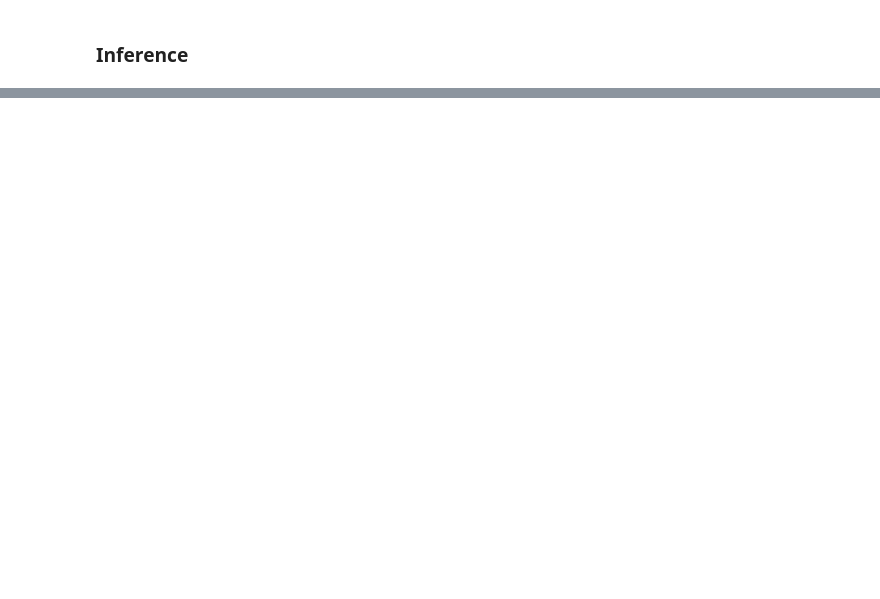
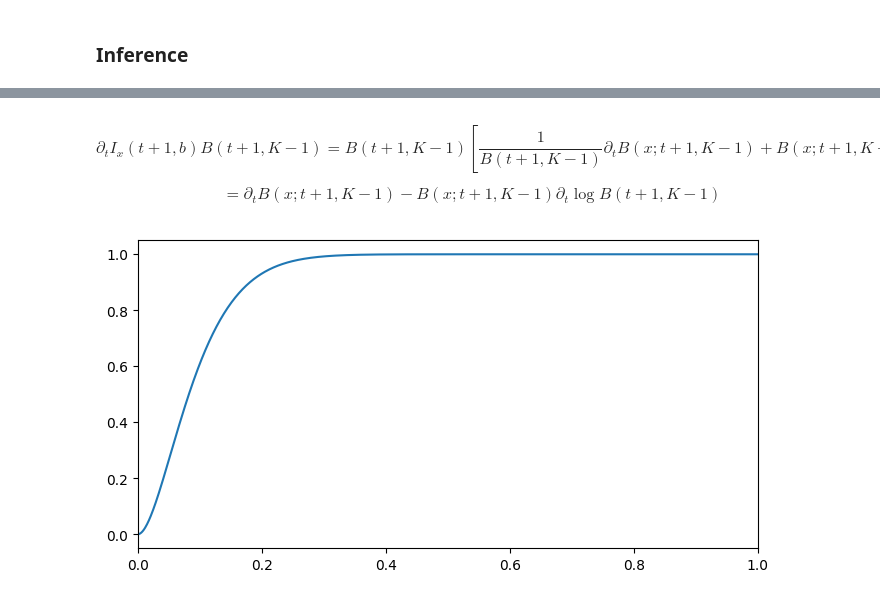
Before and after one commit to ElisR/DirichletFlowMatching, a Jupyter notebook: examples/DFM_String_Training.ipynb, the cells around one changed output, grey strips where cells are left out. Cells and saved outputs as stored; diff of their text form; code cells hidden in the pictures; blank space fills up the shorter version.

```diff
--- a/examples/DFM_String_Training.ipynb
+++ b/examples/DFM_String_Training.ipynb
@@ -122,0 +127,17 @@ ax.plot(x_is[:, 0], coeffs[:, 0])
+# %% [markdown]
+$$\partial_t I_x(t + 1, b) B(t + 1, K - 1) = B(t + 1, K - 1) [\frac{1}{B(t + 1, K - 1)} \partial_t B(x; t + 1, K - 1) + B(x; t + 1, K - 1) \partial_t \frac{1}{B(t + 1, K - 1)}]$$
+
+$$ = \partial_t B(x; t + 1, K - 1) - B(x; t + 1, K - 1) \partial_t \log B(t + 1, K - 1)$$
+# %%
+x_is = jnp.repeat(jnp.expand_dims(jnp.linspace(0.0, 1.0, num=1000, dtype=jnp.float64), axis=-1), 20, axis=-1)
+
+t_coeffs = 1.0
+coeffs = las.betainc(t_coeffs + 1, x_is.shape[-1] - 1, x_is)
+
+fig, ax = plt.subplots(figsize=(8, 4))
+ax.plot(x_is[:, 0], coeffs[:, 0])
+
+# _ = ax.set_ylim(0, 0.2)
+_ = ax.set_xlim(0, 1)
+# %% [output]
+[figure, added]
```
Also changed, not shown: parts of 10 cells of this notebook, 2 other files.
